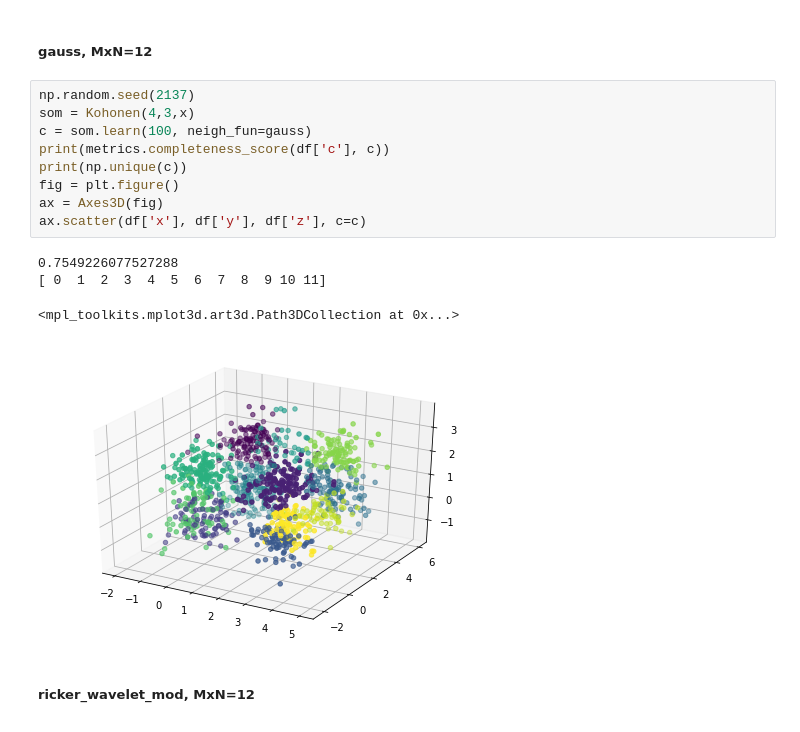
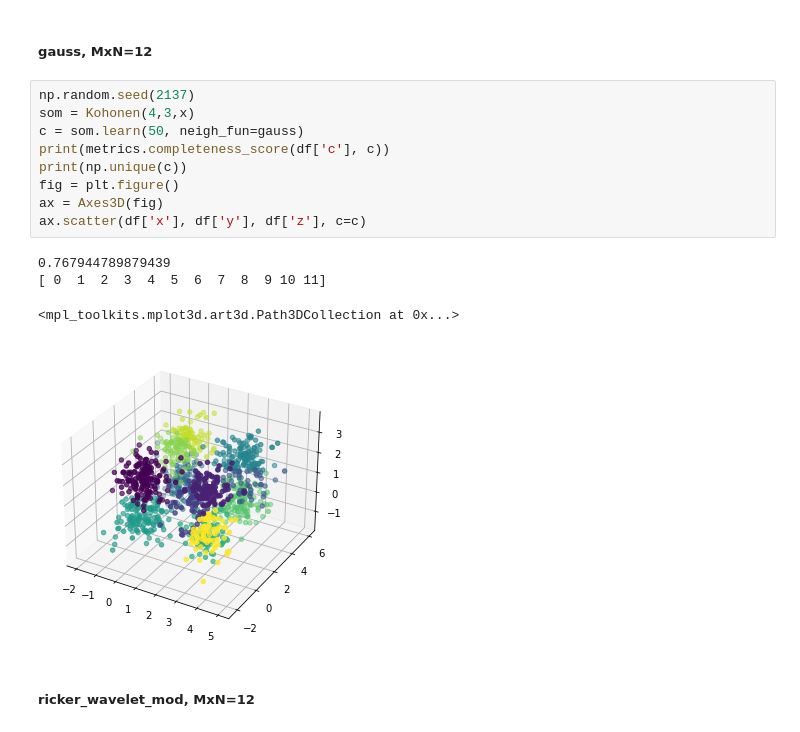
Before and after one commit to niladrem/mioad, a Jupyter notebook: lab07.ipynb, the cells around one changed output. Cells and saved outputs as stored; diff of their text form.

```diff
--- a/lab07.ipynb
+++ b/lab07.ipynb
@@ -250,17 +250,17 @@ ax.scatter(df['x'], df['y'], df['z'], c=c)
 # %%
 np.random.seed(2137)
 som = Kohonen(4,3,x)
-c = som.learn(100, neigh_fun=gauss)
+c = som.learn(50, neigh_fun=gauss)
 print(metrics.completeness_score(df['c'], c))
 print(np.unique(c))
 fig = plt.figure()
 ax = Axes3D(fig)
 ax.scatter(df['x'], df['y'], df['z'], c=c)
 # %% [output]
-0.7549226077527288
+0.767944789879439
 [ 0  1  2  3  4  5  6  7  8  9 10 11]
 <mpl_toolkits.mplot3d.art3d.Path3DCollection at 0x...>
-[figure, old version]
+[figure, new version]
 # %% [markdown]
 ##### ricker_wavelet_mod, MxN=12
 # %%
```
Also changed, not shown: parts of 16 cells of this notebook.
